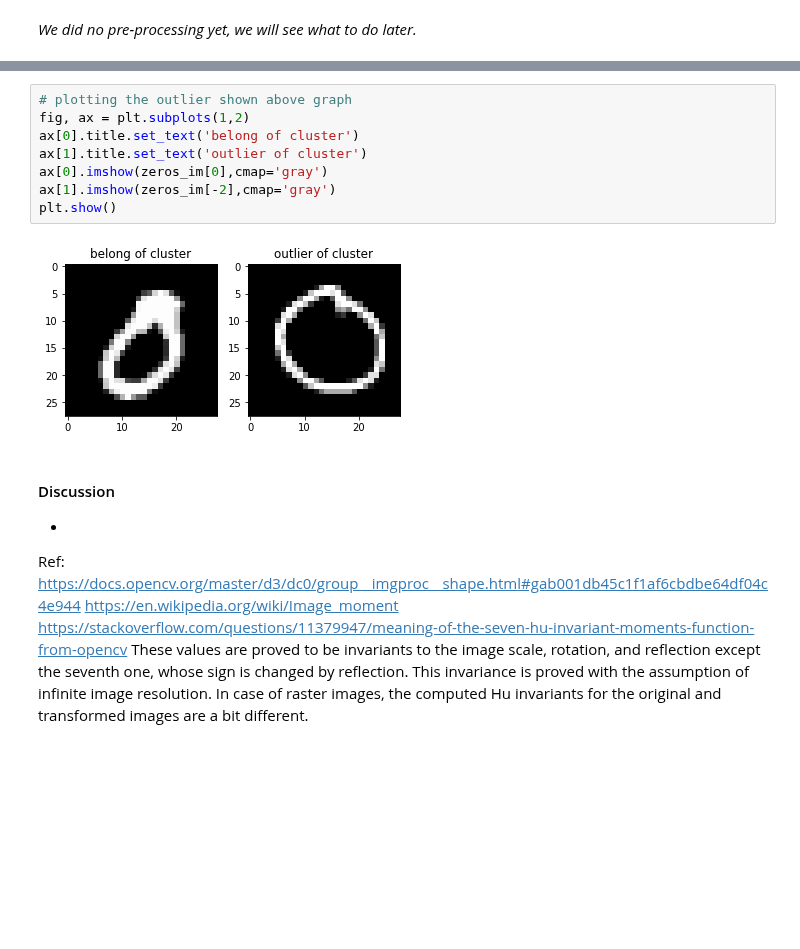
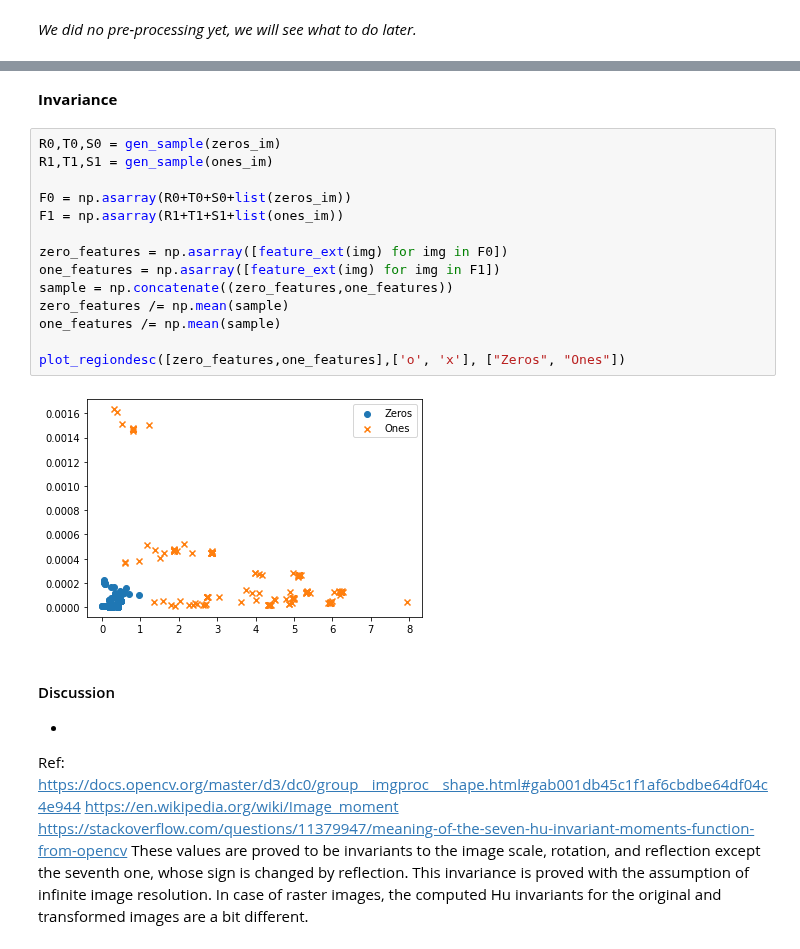
Before and after one commit to Andrea-Oliveri/Image-Processing-Assignements, a Jupyter notebook: Labs/lab_02_object_description.ipynb, the cells around one changed output, grey strips where cells are left out. Drawn from its saved outputs; the diff is of its cells as text; blank space fills up the shorter version.

```diff
--- a/Labs/lab_02_object_description.ipynb
+++ b/Labs/lab_02_object_description.ipynb
@@ -225,13 +319,21 @@ plot_regiondesc([zero_features,one_features],['o', 'x'], ["Zeros", "Ones"])
-# %%
-# plotting the outlier shown above graph
-fig, ax = plt.subplots(1,2)
-ax[0].title.set_text('belong of cluster')
-ax[1].title.set_text('outlier of cluster')
-ax[0].imshow(zeros_im[0],cmap='gray')
-ax[1].imshow(zeros_im[-2],cmap='gray')
-plt.show()
-# %% [output]
-[figure, removed]
+# %% [markdown]
+<b> Invariance</b>
+# %%
+R0,T0,S0 = gen_sample(zeros_im)
+R1,T1,S1 = gen_sample(ones_im)
+
+F0 = np.asarray(R0+T0+S0+list(zeros_im))
+F1 = np.asarray(R1+T1+S1+list(ones_im))
+
+zero_features = np.asarray([feature_ext(img) for img in F0])
+one_features = np.asarray([feature_ext(img) for img in F1])
+sample = np.concatenate((zero_features,one_features))
+zero_features /= np.mean(sample)
+one_features /= np.mean(sample)
+
+plot_regiondesc([zero_features,one_features],['o', 'x'], ["Zeros", "Ones"])
+# %% [output]
+[figure, added]
 # %% [markdown]
 #### Discussion
 -
```
Also changed, not shown: parts of 12 cells of this notebook.
